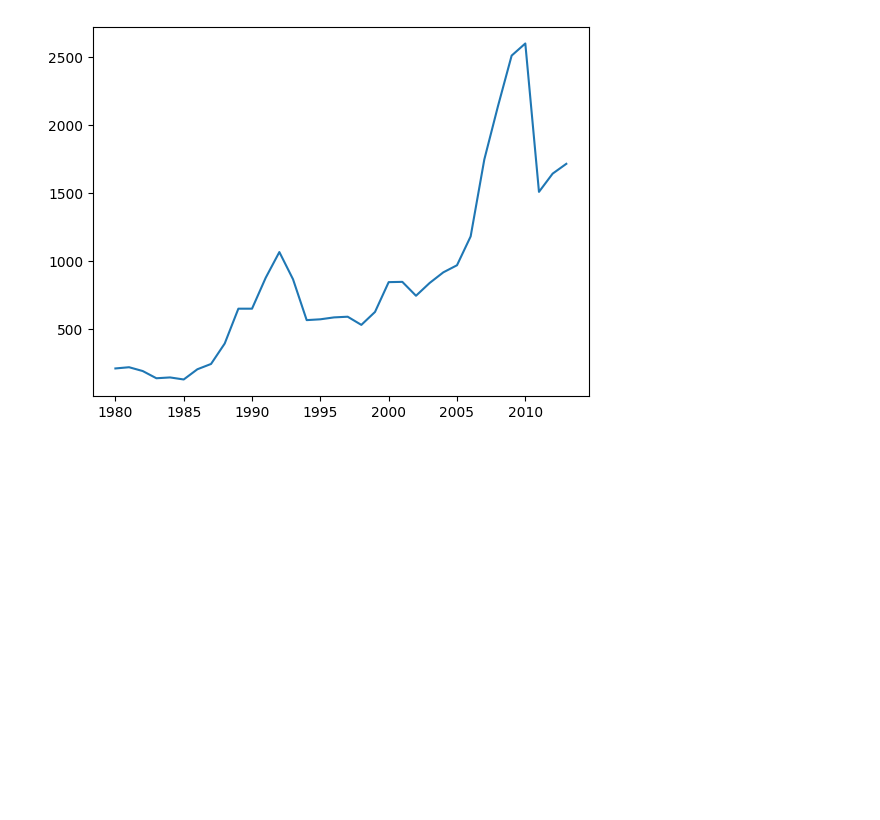
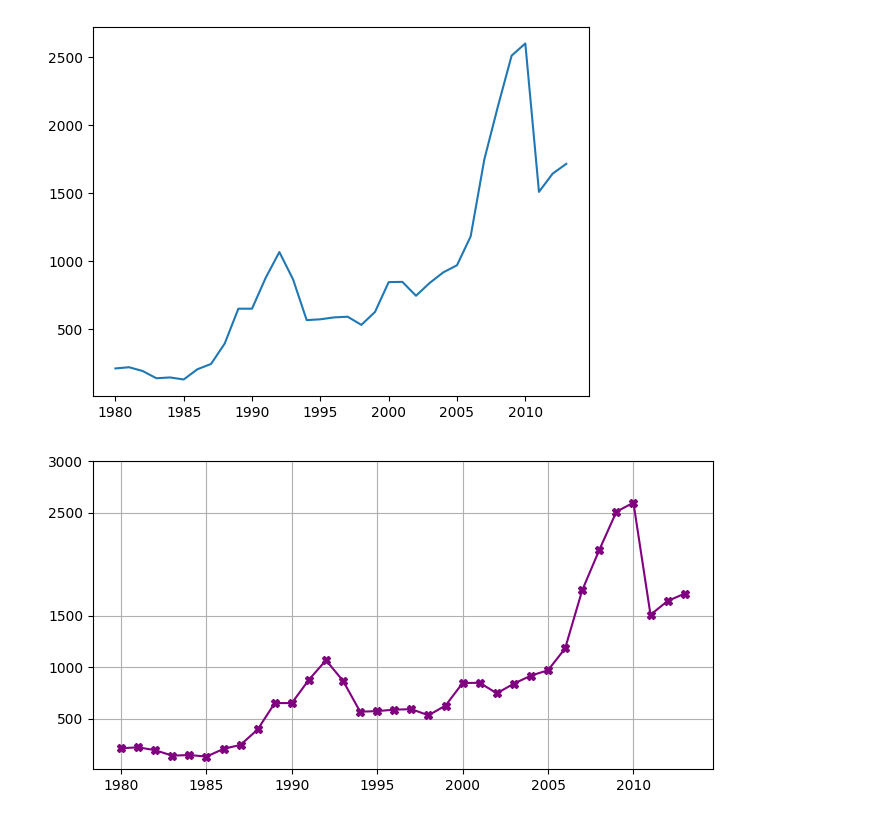
Before and after one commit to alanacalado/semanaestatisca, a Jupyter notebook: notebooks/aula1.ipynb, the cells around one changed output. Saved outputs shown, nothing was run; the diff lists cells and outputs as text; code cells hidden in the pictures; blank space fills up the shorter version.

```diff
--- a/notebooks/brasil_canada.ipynb
+++ b/notebooks/aula1.ipynb
@@ -229,3 +223,19 @@ plt.yticks
 plt.show()
 # %% [output]
 [figure]
+# %%
+plt.figure(figsize=(8,4))
+# 1 polegada = 2.54
+# largura 8 = 20.32 cm
+# altura 4 = 10.16 cm
+# DPI(dots per inch,ou pontos por polegada)
+# Padrão no matplotlib - DPI = 100
+# Largura : 8 polegadas x 100 DPI = 800 pixels
+# Altura : 4 polegadas x 100 DPI = 400 pixels
+plt.plot(dados_brasil['ano'],dados_brasil['imigrantes'], color='purple',marker='X')
+plt.xticks(['1980','1985','1990','1995','2000','2005','2010'])
+plt.yticks([500,1000,1500,2500,3000])
+plt.grid(True)
+plt.show()
+# %% [output]
+[figure, added]
```
Also changed, not shown: parts of 2 cells of this notebook, 1 other file.
